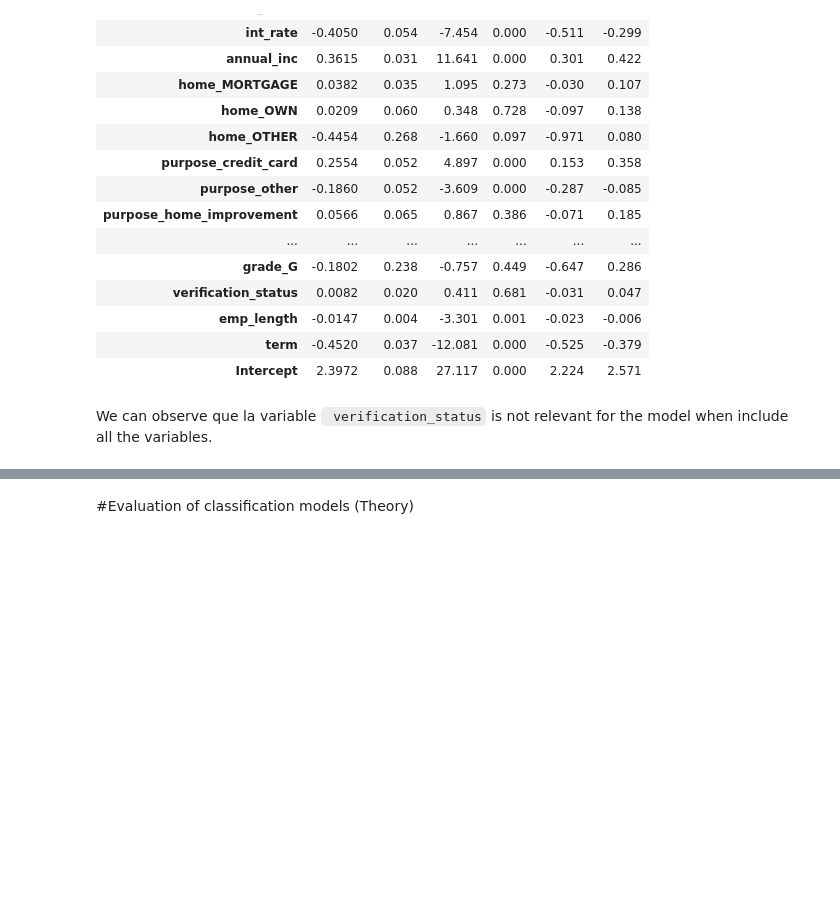
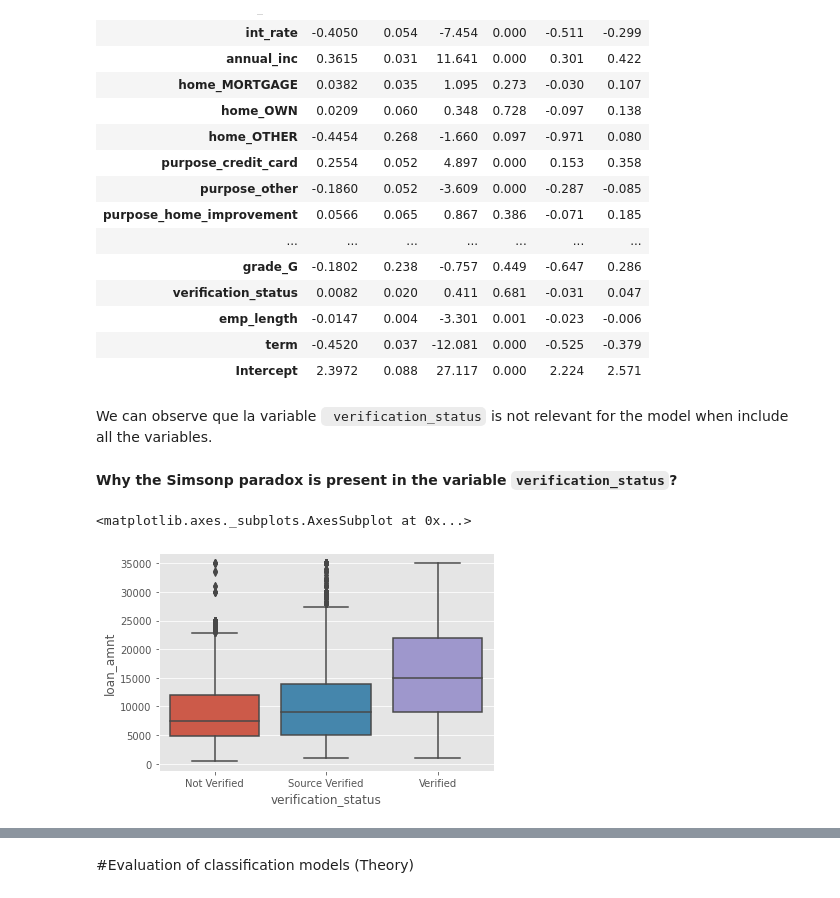
Before and after one commit to ancastillar/How-important-is-the-income-source-of-a-loan-applicant-, a Jupyter notebook: Model_LOAN.ipynb, the cells around one changed output, grey strips where cells are left out. Drawn from its saved outputs; the diff is of its cells as text; code cells hidden in the pictures; blank space fills up the shorter version.

```diff
--- a/Model_LOAN.ipynb
+++ b/Model_LOAN.ipynb
@@ -288,3 +296,10 @@ Logit Regression Results
 | Intercept | 2.3972 | 0.088 | 27.117 | 0.000 | 2.224 | 2.571 |
 # %% [markdown]
 We can observe que la variable <code> verification_status</code> is not relevant for the model when include all the variables.
+# %% [markdown]
+**Why the Simsonp paradox is present in the variable <code>verification_status</code>?**
+# %%
+sns.boxplot(y='loan_amnt', x='verification_status', data = df)
+# %% [output]
+<matplotlib.axes._subplots.AxesSubplot at 0x...>
+[figure, added]
```
Also changed, not shown: parts of 8 cells of this notebook.
